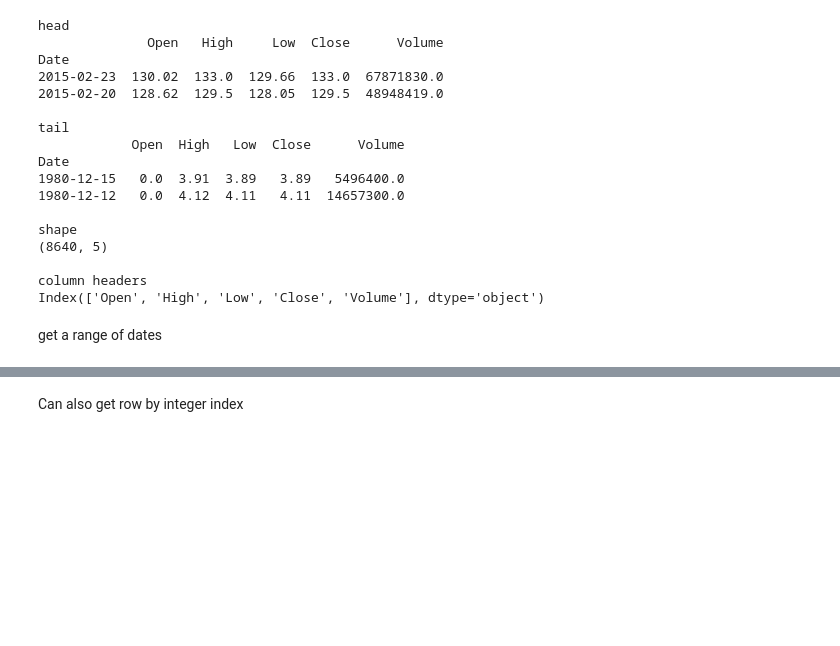
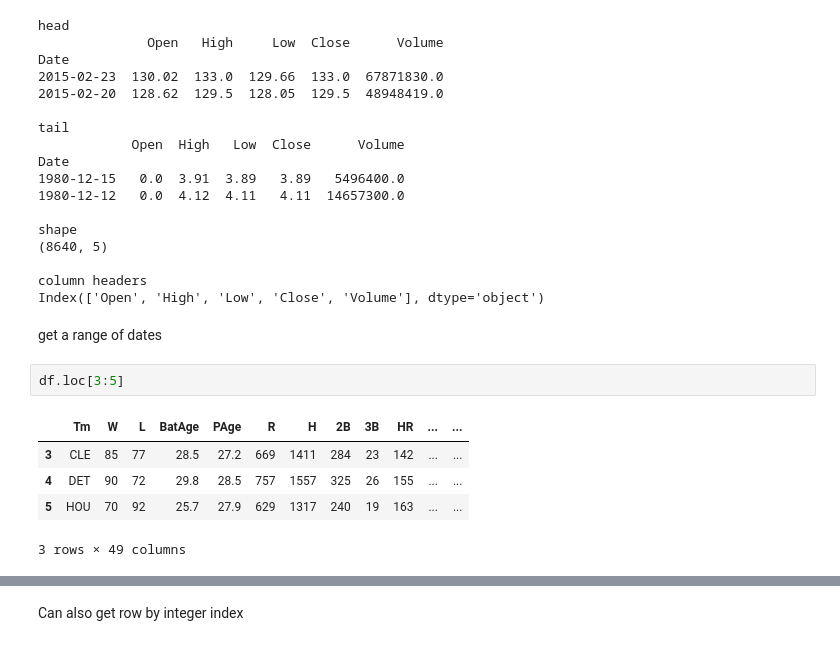
Before and after one commit to True-North-Intelligent-Algorithms/intro-to-data-analysis, a Jupyter notebook: docs/20_data_wrangling/25_Pandas.ipynb, the cells around one changed output, grey strips where cells are left out. Cells and saved outputs as stored; diff of their text form; blank space fills up the shorter version.

```diff
--- a/docs/20_data_wrangling/25_Pandas.ipynb
+++ b/docs/20_data_wrangling/25_Pandas.ipynb
@@ -129,4 +138,12 @@ column headers
 Index(['Open', 'High', 'Low', 'Close', 'Volume'], dtype='object')
 # %% [markdown]
 get a range of dates
+# %%
+df.loc[3:5]
+# %% [output]
+|  | Tm | W | L | BatAge | PAge | R | H | 2B | 3B | HR | ... | ... |
+| 3 | CLE | 85 | 77 | 28.5 | 27.2 | 669 | 1411 | 284 | 23 | 142 | ... | ... |
+| 4 | DET | 90 | 72 | 29.8 | 28.5 | 757 | 1557 | 325 | 26 | 155 | ... | ... |
+| 5 | HOU | 70 | 92 | 25.7 | 27.9 | 629 | 1317 | 240 | 19 | 163 | ... | ... |
+3 rows × 49 columns
 # %%
```
Also changed, not shown: parts of 12 cells of this notebook, 11 other files.
